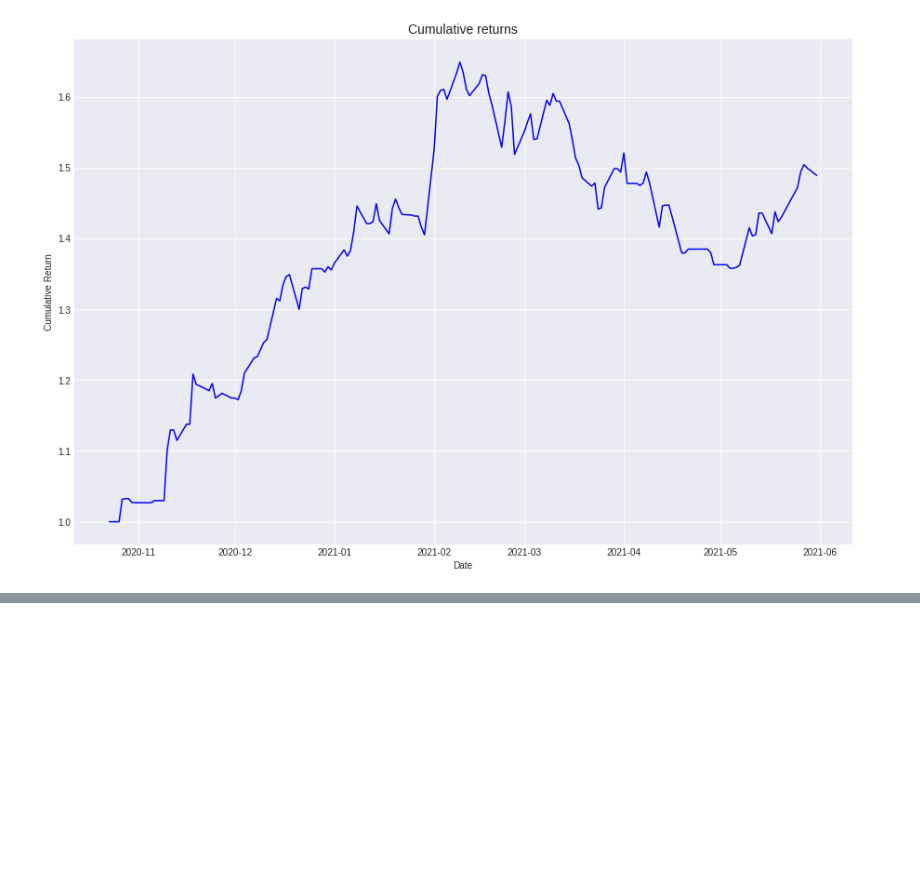
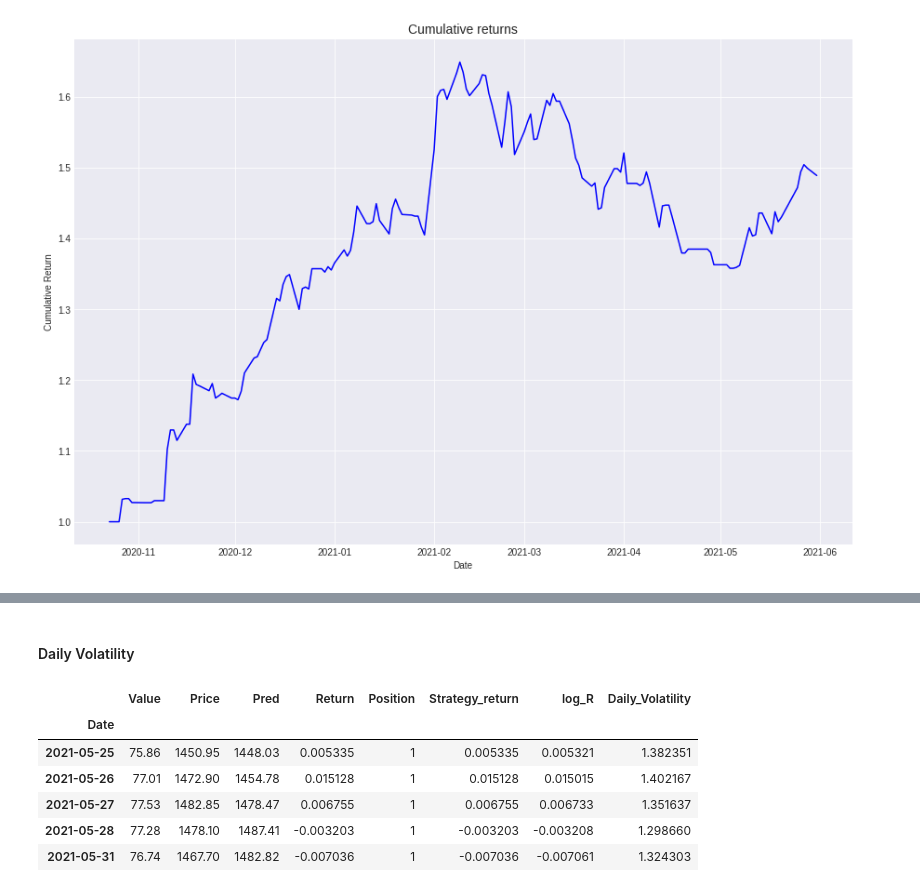
Before and after one commit to Tanulshn/Python-and-DS-work, a Jupyter notebook: ARIMA_TSA.ipynb, the cells around one changed output, grey strips where cells are left out. Saved outputs shown, nothing was run; the diff lists cells and outputs as text; code cells hidden in the pictures; blank space fills up the shorter version.

```diff
--- a/ARIMA_TSA.ipynb
+++ b/ARIMA_TSA.ipynb
@@ -422,0 +430,20 @@ The std dev is:  0.017876426949731374
+# %% [markdown]
+#### Daily Volatility
+# %%
+# Daily Volatility
+
+# Compute the Log returns
+data['log_R'] = np.log(data['Price']/data['Price'].shift(1))
+
+# Compute volatility using the pandas rolling std dev function
+data['Daily_Volatility'] = data['log_R'].rolling(window=20).std()*100
+
+data.tail()
+# %% [output]
+|  | Value | Price | Pred | Return | Position | Strategy_return | log_R | Daily_Volatility |
+| Date |  |  |  |  |  |  |  |  |
+| 2021-05-25 | 75.86 | 1450.95 | 1448.03 | 0.005335 | 1 | 0.005335 | 0.005321 | 1.382351 |
+| 2021-05-26 | 77.01 | 1472.90 | 1454.78 | 0.015128 | 1 | 0.015128 | 0.015015 | 1.402167 |
+| 2021-05-27 | 77.53 | 1482.85 | 1478.47 | 0.006755 | 1 | 0.006755 | 0.006733 | 1.351637 |
+| 2021-05-28 | 77.28 | 1478.10 | 1487.41 | -0.003203 | 1 | -0.003203 | -0.003208 | 1.298660 |
+| 2021-05-31 | 76.74 | 1467.70 | 1482.82 | -0.007036 | 1 | -0.007036 | -0.007061 | 1.324303 |
```
Also changed, not shown: parts of 3 cells of this notebook.
